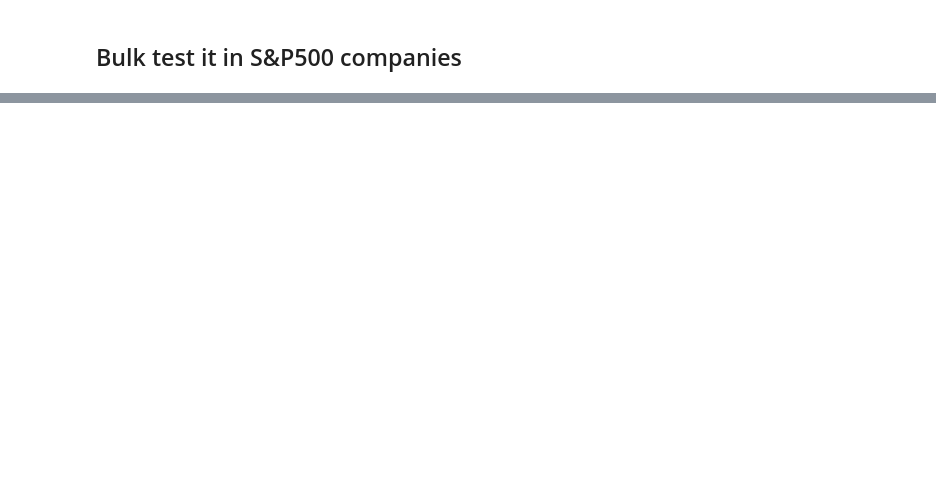
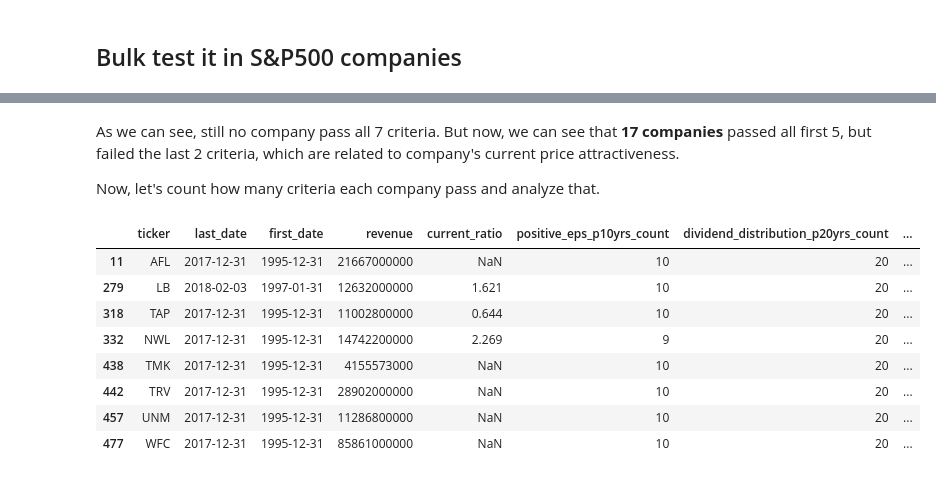
Before and after one commit to ucals/quandl, a Jupyter notebook: Stock Selection for the Defensive Investor.ipynb, the cells around one changed output, grey strips where cells are left out. Drawn from its saved outputs; the diff is of its cells as text; code cells hidden in the pictures; blank space fills up the shorter version.

```diff
--- a/Stock Selection for the Defensive Investor.ipynb
+++ b/Stock Selection for the Defensive Investor.ipynb
@@ -224,0 +309,3 @@ with open('output.txt', 'w') as f:
+# %%
+df_sp500 = criteria_defensive_investor(get_sp500_symbols())
+df_sp500.head()
@@ -224,0 +355,17 @@ with open('output.txt', 'w') as f:
+# %% [markdown]
+As we can see, still no company pass all 7 criteria. But now, we can see that **17 companies** passed all first 5, but failed the last 2 criteria, which are related to company's current price attractiveness.
+
+Now, let's count how many criteria each company pass and analyze that.
+# %%
+#df_sp500.sort_values('count_successful_criteria', ascending=False)[['ticker', 'count_successful_criteria']]
+df_sp500[df_sp500['count_successful_criteria'] == 6]
+# %% [output]
+|  | ticker | last_date | first_date | revenue | current_ratio | positive_eps_p10yrs_count | dividend_distribution_p20yrs_count | ... |
+| 11 | AFL | 2017-12-31 | 1995-12-31 | 21667000000 | NaN | 10 | 20 | ... |
+| 279 | LB | 2018-02-03 | 1997-01-31 | 12632000000 | 1.621 | 10 | 20 | ... |
+| 318 | TAP | 2017-12-31 | 1995-12-31 | 11002800000 | 0.644 | 10 | 20 | ... |
+| 332 | NWL | 2017-12-31 | 1995-12-31 | 14742200000 | 2.269 | 9 | 20 | ... |
+| 438 | TMK | 2017-12-31 | 1995-12-31 | 4155573000 | NaN | 10 | 20 | ... |
+| 442 | TRV | 2017-12-31 | 1995-12-31 | 28902000000 | NaN | 10 | 20 | ... |
+| 457 | UNM | 2017-12-31 | 1995-12-31 | 11286800000 | NaN | 10 | 20 | ... |
+| 477 | WFC | 2017-12-31 | 1995-12-31 | 85861000000 | NaN | 10 | 20 | ... |
```
Also changed, not shown: parts of 24 cells of this notebook.
